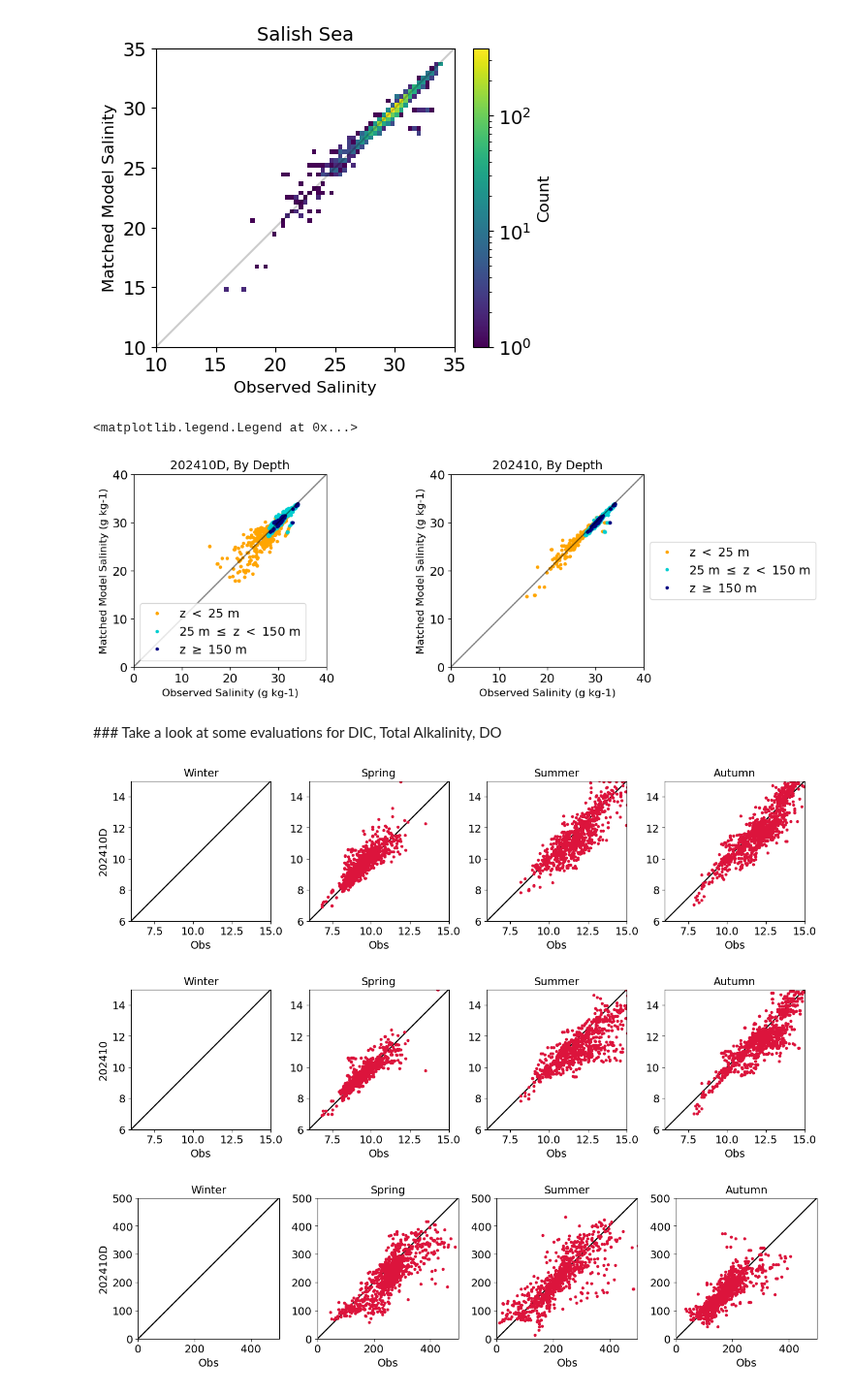
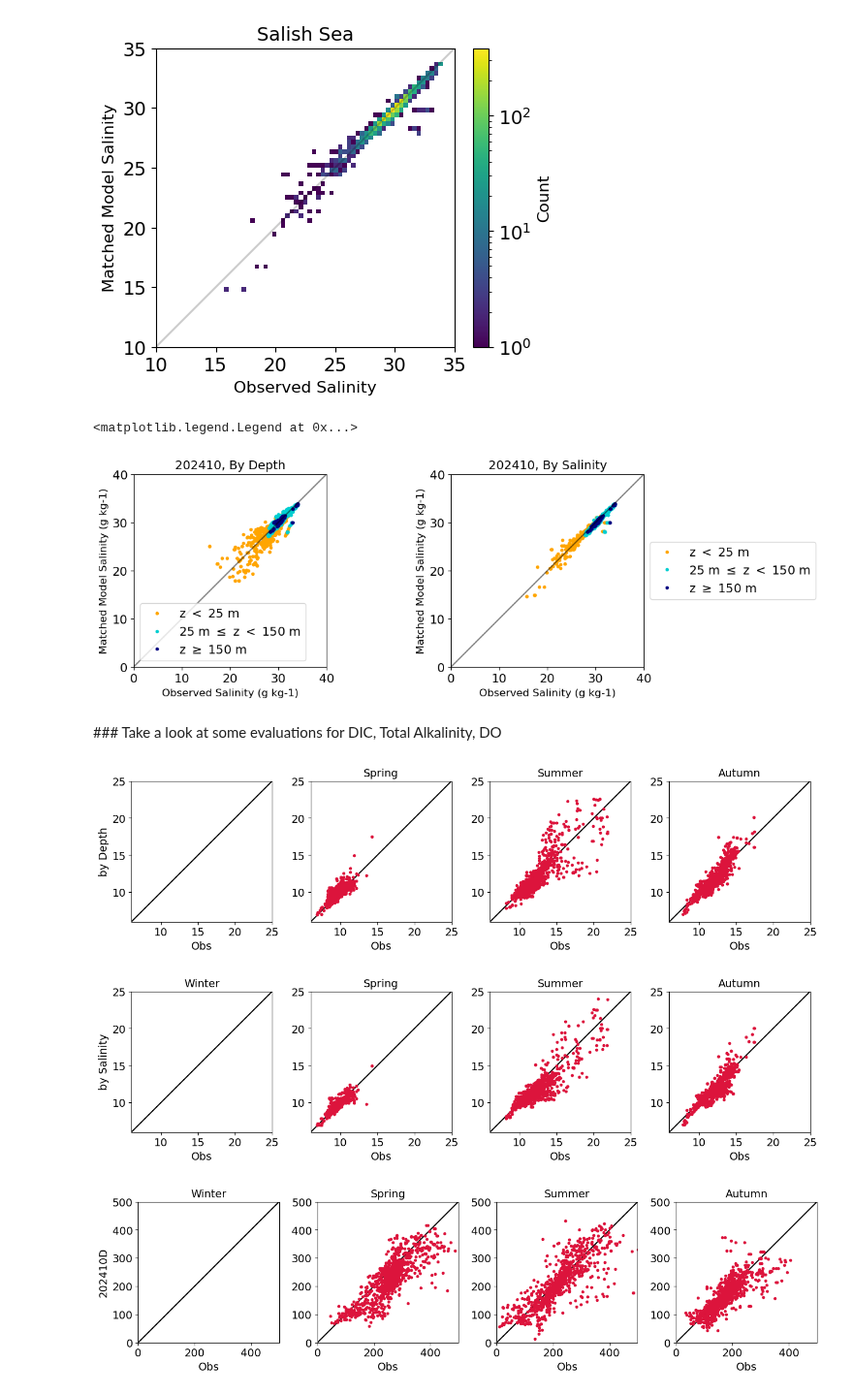
Before and after one commit to SalishSeaCast/analysis-abdoul, a Jupyter notebook: notebooks/Evals202410/PugetSound/OA_v202410_matchbyDepth_Plots.ipynb, the cells around one changed output. Shown at 97% size. Cells and saved outputs as stored; diff of their text form; code cells hidden in the pictures.

Commit message:
add stats MatchedByDepth Vs MatchedBySalinity

```diff
--- a/notebooks/Evals202410/PugetSound/OA_v202410_matchbyDepth_Plots.ipynb
+++ b/notebooks/Evals202410/PugetSound/OA_v202410_matchbyDepth_Plots.ipynb
@@ -203,9 +225,8 @@ def bySeason24D(ax,obsvar,modvar,lims):
         axi.set_ylim(lims)
         axi.set_aspect(1)
         axi.set_xlabel('Obs')
-    ax[0].set_ylabel('202410D')
+    ax[0].set_ylabel('by Depth')
     SS=et.varvarPlot(ax[0],DJF24D,obsvar,modvar,cols=('crimson','darkturquoise','navy'))
-    ax[0].set_title('Winter')
     SS=et.varvarPlot(ax[1],MAM24D,obsvar,modvar,cols=('crimson','darkturquoise','navy'))
     ax[1].set_title('Spring')
     SS=et.varvarPlot(ax[2],JJA24D,obsvar,modvar,cols=('crimson','darkturquoise','navy'))
@@ -220,7 +241,7 @@ def bySeason24(ax,obsvar,modvar,lims):
         axi.set_ylim(lims)
         axi.set_aspect(1)
         axi.set_xlabel('Obs')
-    ax[0].set_ylabel('202410')
+    ax[0].set_ylabel('by Salinity')
     SS=et.varvarPlot(ax[0],DJF24,obsvar,modvar,cols=('crimson','darkturquoise','navy'))
     ax[0].set_title('Winter')
     SS=et.varvarPlot(ax[1],MAM24,obsvar,modvar,cols=('crimson','darkturquoise','navy'))
@@ -318,8 +339,8 @@ Text(0.5, 1.0, 'Salish Sea')
 fig, ax = plt.subplots(1,2,figsize = (12,4))
 SS,l=byDepth24D(ax[0],'Salinity','mod_vosaline',(0,40))
 SS,l=byDepth24(ax[1],'Sal (g kg-1)','mod_vosaline',(0,40))
-ax[0].set_title('202410D, By Depth')
-ax[1].set_title('202410, By Depth')
+ax[0].set_title('202410, By Depth')
+ax[1].set_title('202410, By Salinity')
 ax[0].set_xlim(0,40)
 ax[0].set_ylim(0,40)
 ax[1].set_xlim(0,40)
@@ -327,17 +348,17 @@ ax[1].set_ylim(0,40)
 ax[1].legend(loc='center left', bbox_to_anchor=(1, 0.5))
 # %% [output]
 <matplotlib.legend.Legend at 0x...>
-[figure, old version]
+[figure, new version]
 # %% [markdown]
 ### Take a look at some evaluations for DIC, Total Alkalinity, DO
 # %%
 fig, ax = plt.subplots(1,4,figsize = (16,3.3))
-bySeason24D(ax,'Temp (degC)','mod_votemper',(6,15))
+bySeason24D(ax,'Temp (degC)','mod_votemper',(6,25))
 fig, ax = plt.subplots(1,4,figsize = (16,3.3))
-bySeason24(ax,'Temp (degC)','mod_votemper',(6,15))
+bySeason24(ax,'Temp (degC)','mod_votemper',(6,25))
 # %% [output]
-[figure, old version]
+[figure, new version]
-[figure, old version]
+[figure, new version]
 # %%
 fig, ax = plt.subplots(1,4,figsize = (16,3.3))
 bySeason24D(ax,'Oxygen_Dissolved','mod_dissolved_oxygen',(0,500))
```
Also changed, not shown: parts of 2 cells of this notebook.
